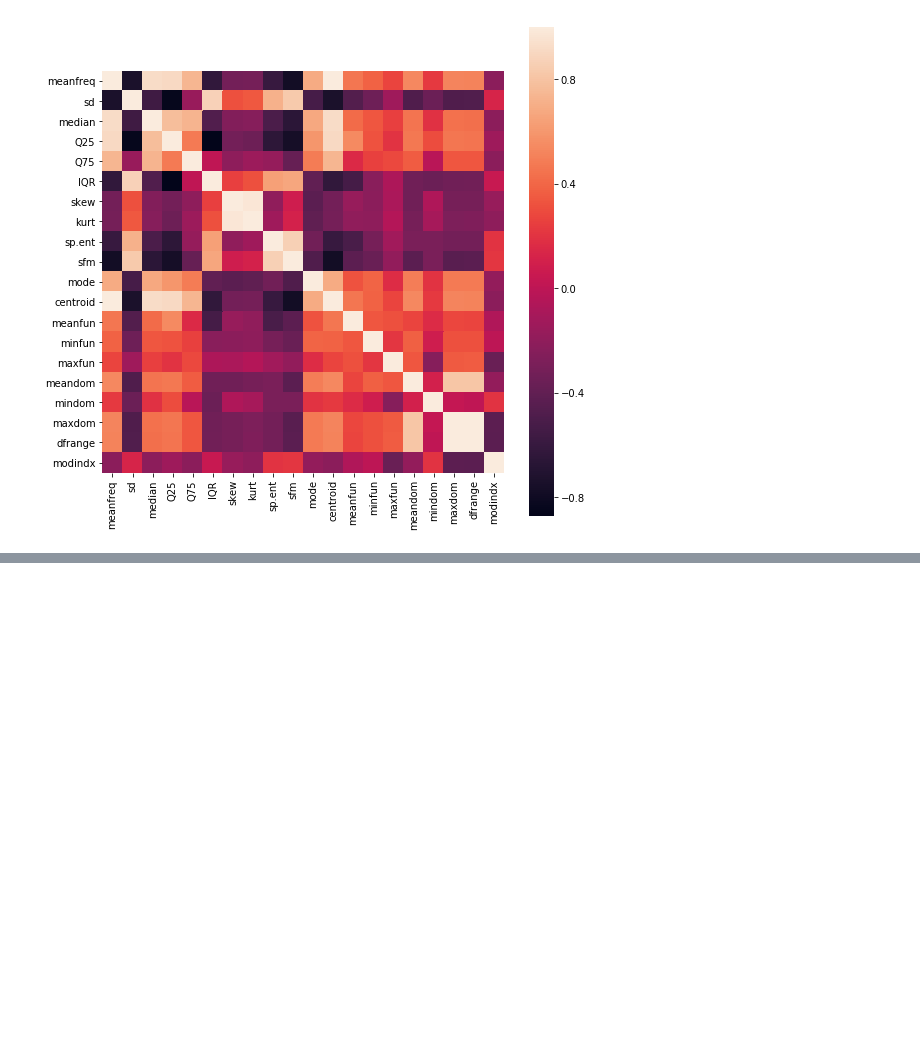
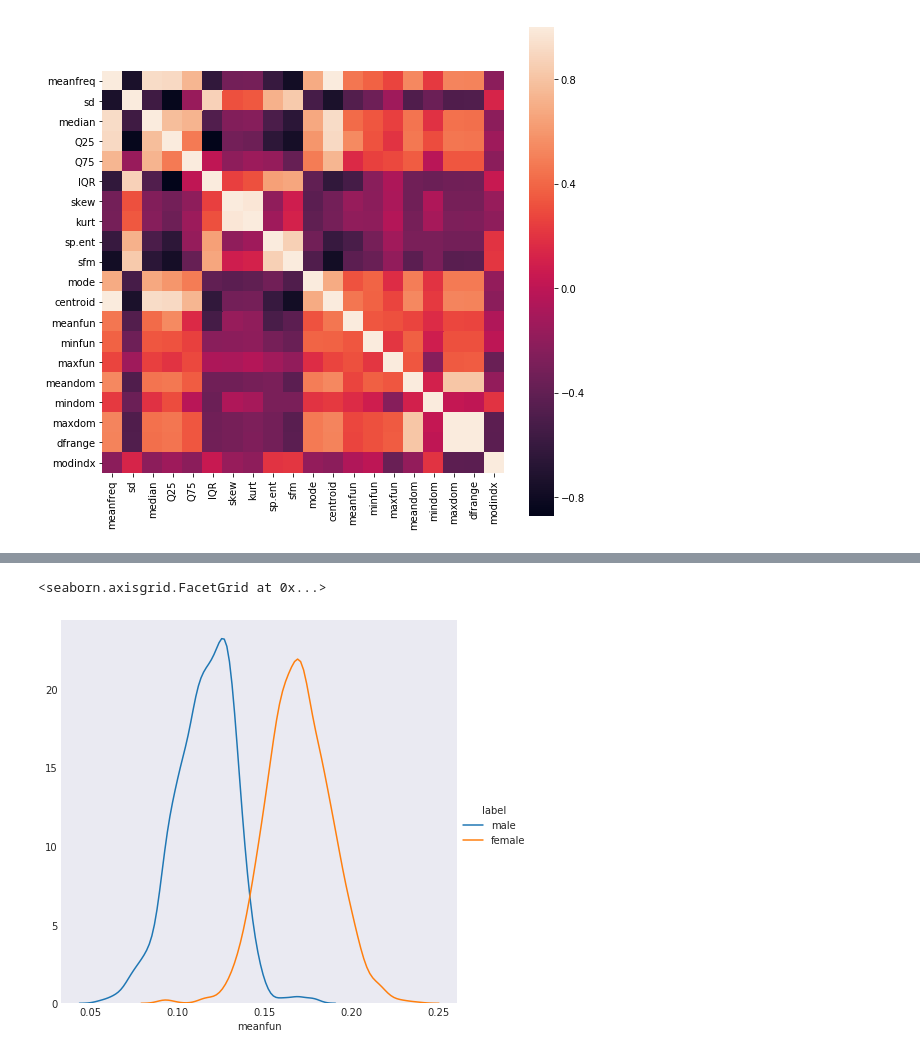
Before and after one commit to khandelwalpranav05/Gender-Recognition-by-voice, a Jupyter notebook: voice_recognition.ipynb, the cells around one changed output, grey strips where cells are left out. Saved outputs shown, nothing was run; the diff lists cells and outputs as text; code cells hidden in the pictures; blank space fills up the shorter version.

```diff
--- a/voice_recognition.ipynb
+++ b/voice_recognition.ipynb
@@ -83,0 +144,5 @@ plt.show()
+# %%
+sns.FacetGrid(df, hue="label", size=6).map(sns.kdeplot, "meanfun").add_legend()
+# %% [output]
+<seaborn.axisgrid.FacetGrid at 0x...>
+[figure, added]
```
Also changed, not shown: parts of 7 cells of this notebook.
